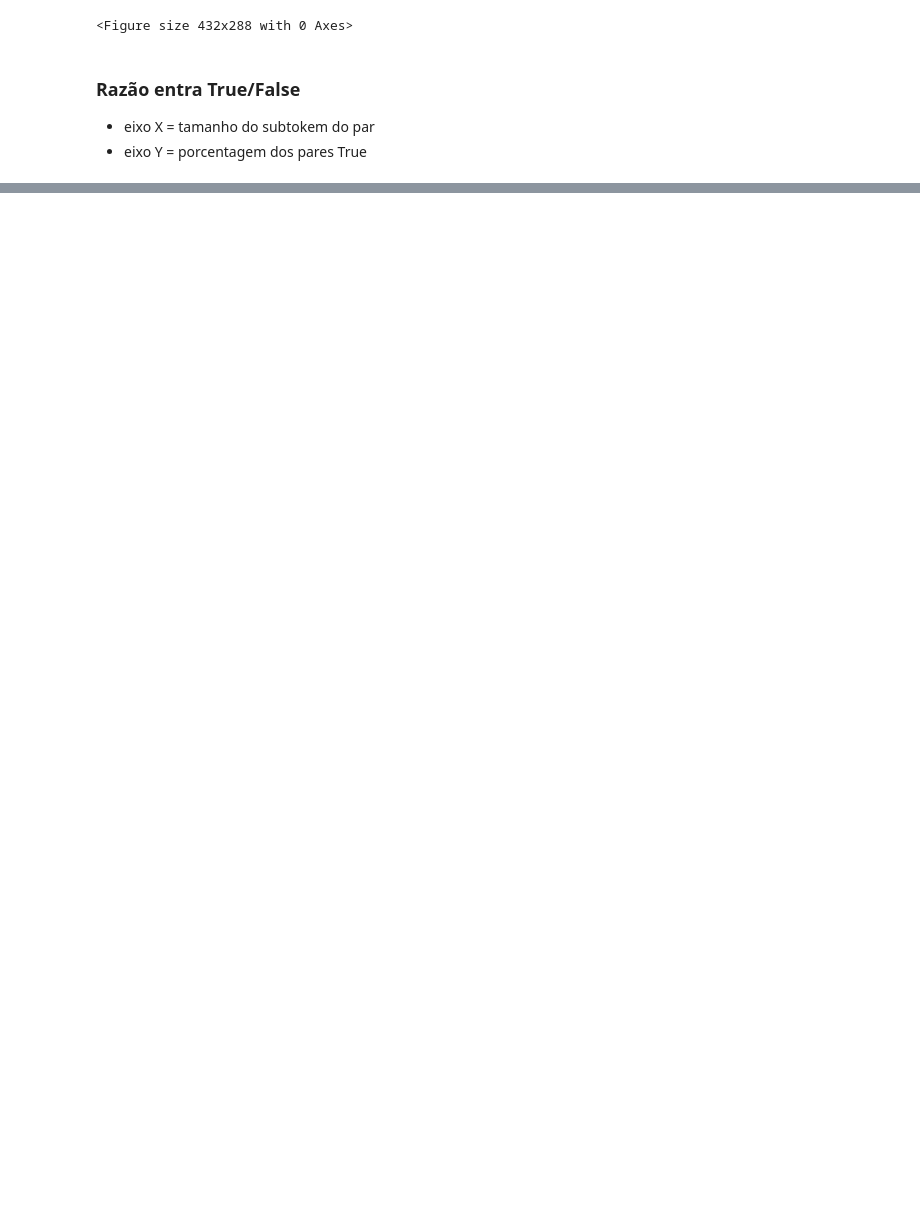
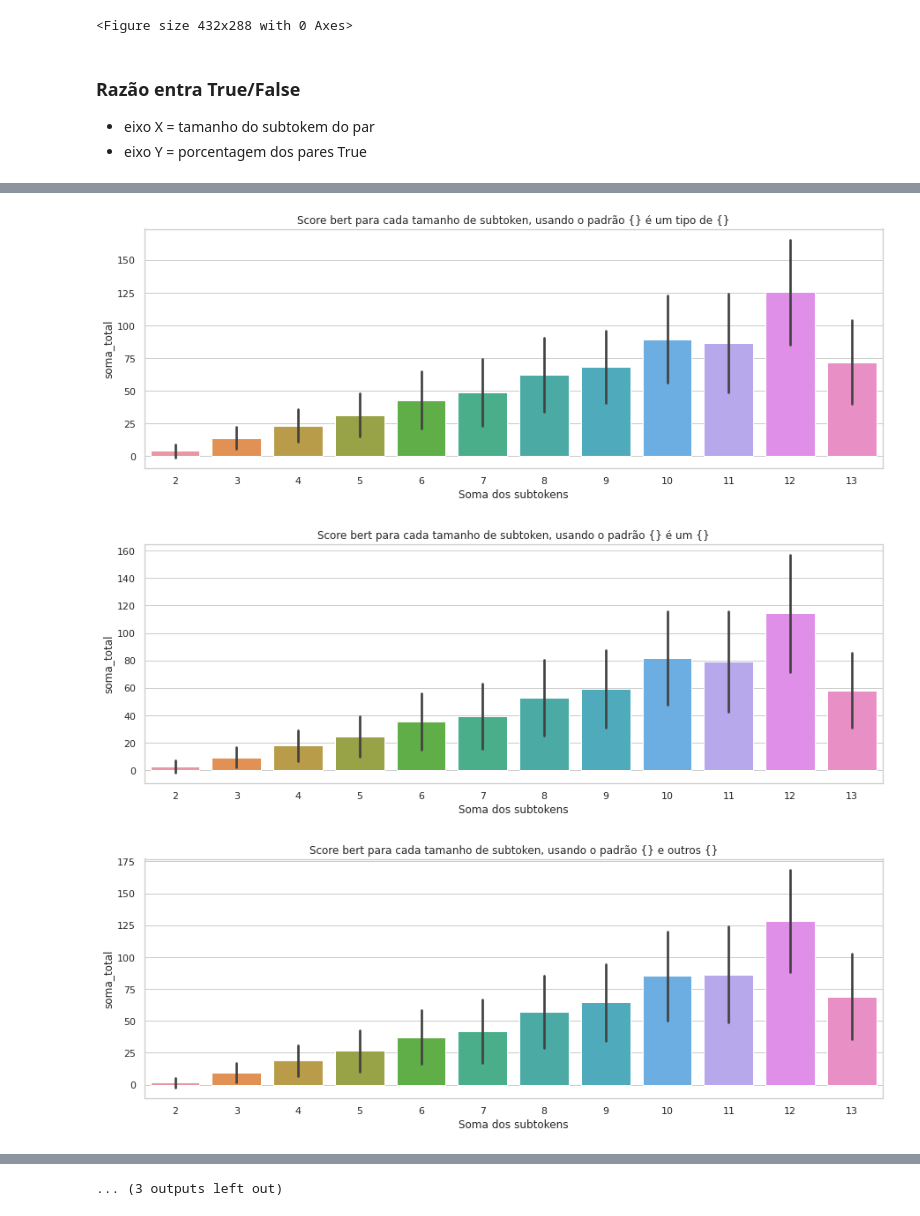
Before and after one commit to eraldoluis/hyper_bert, a Jupyter notebook: nb/pair_score_n-subtoken.ipynb, the cells around one changed output, grey strips where cells are left out. Drawn from its saved outputs; the diff is of its cells as text; code cells hidden in the pictures; blank space fills up the shorter version.

```diff
--- a/nb/pair_score_n-subtoken.ipynb
+++ b/nb/pair_score_n-subtoken.ipynb
@@ -97,0 +190,12 @@ for p in pattern_unique:
+# %%
+# figure
+for p in pattern_unique:
+    plt.figure(figsize=(15,5))
+    ax = sns.barplot(x='len_total', y='soma_total', ci='sd', data=df[df['pattern'] == p ])
+    ax.set(xlabel="Soma dos subtokens")
+    ax.set_title(f"Score bert para cada tamanho de subtoken, usando o padrão {p}")
+    plt.show()
+# %% [output]
+[figure, added]
+[figure, added]
+[figure, added]
@@ -97,0 +211 @@ for p in pattern_unique:
+... (3 outputs left out)
```
Also changed, not shown: parts of 11 cells of this notebook.
